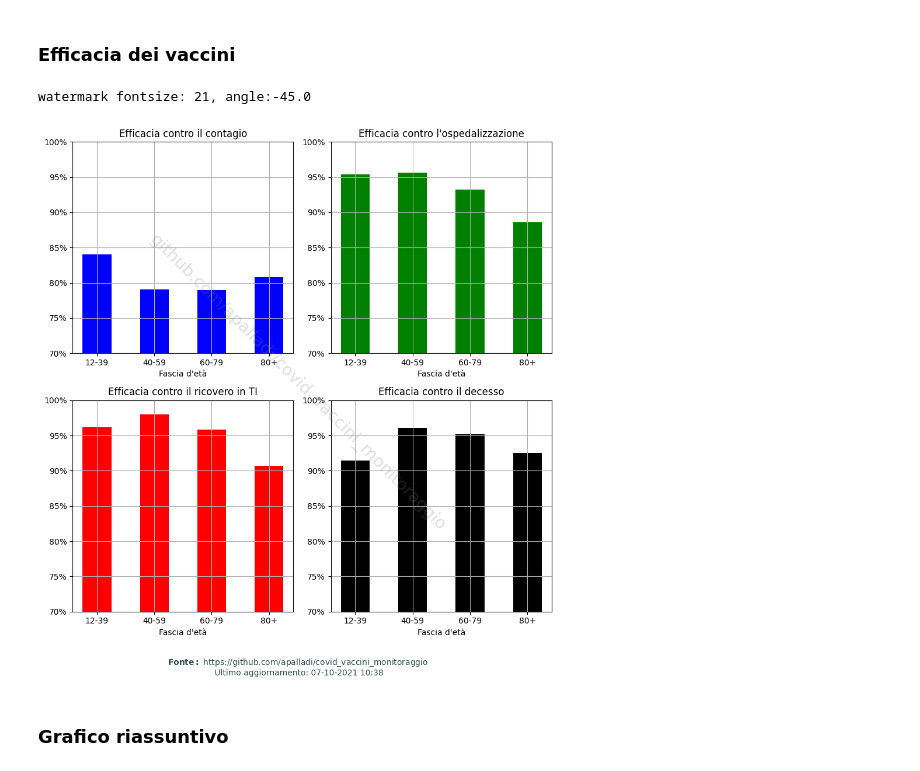
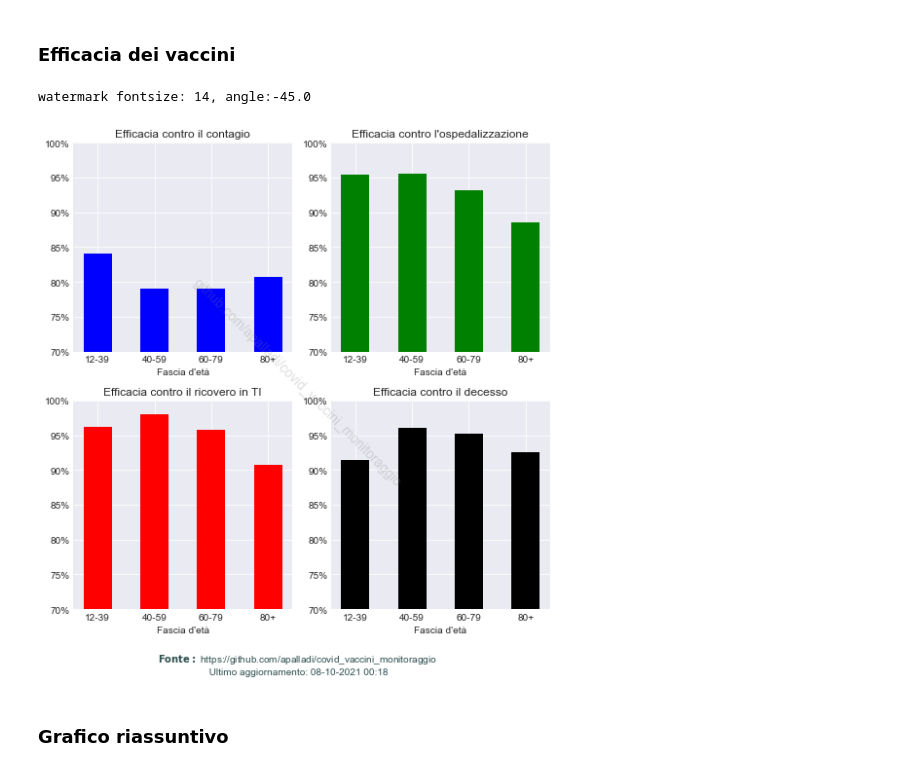
Before and after one commit to apalladi/covid_vaccini_monitoraggio, a Jupyter notebook: Notebooks/efficacia_vaccini.ipynb, the cells around one changed output. Cells and saved outputs as stored; diff of their text form; code cells hidden in the pictures.

```diff
--- a/Notebooks/efficacia_vaccini.ipynb
+++ b/Notebooks/efficacia_vaccini.ipynb
@@ -11,7 +11,8 @@ from datetime import datetime
 
 # Set locale to "it" to parse the month correctly
 locale.setlocale(locale.LC_ALL, "it_IT.UTF-8")
-plt.style.use('default')
+# plt.style.use('default')
+plt.style.use('seaborn-dark')
 # %%
 def date_from_url(csv_path):
     date_ = findall(r"\d+-\d+-\d+", csv_path)[0]
@@ -160,38 +164,38 @@ efficacia_osp = (1 - df_tassi.iloc[:, 3]/df_tassi.iloc[:, 2])*100
 efficacia_terint = (1 - df_tassi.iloc[:, 5]/df_tassi.iloc[:, 4])*100
 efficacia_decessi = (1 - df_tassi.iloc[:, 7]/df_tassi.iloc[:, 6])*100
 # %%
-fig = plt.figure(figsize=(9, 9))
+fig = plt.figure(figsize=(7.5, 7.5))
 
 plt.subplot(2, 2, 1)
 plt.bar(efficacia_contagio.index, efficacia_contagio, color='blue', width=0.5)
 plt.title('Efficacia contro il contagio')
 add_to_plot()
 
 plt.subplot(2, 2, 2)
 plt.bar(efficacia_osp.index, efficacia_osp, color='green', width=0.5)
 plt.title('Efficacia contro l\'ospedalizzazione')
 add_to_plot()
 
 plt.subplot(2, 2, 3)
 plt.bar(efficacia_terint.index, efficacia_terint, color='red', width=0.5)
 plt.title('Efficacia contro il ricovero in TI')
 add_to_plot()
 
 plt.subplot(2, 2, 4)
 plt.bar(efficacia_decessi.index, efficacia_decessi, color='black', width=0.5)
 plt.title('Efficacia contro il decesso')
 add_to_plot()
 
 # add watermarks
 ax = plt.gca()
 add_watermark(fig, ax.xaxis.label.get_fontsize())
 
 plt.tight_layout()
 plt.savefig('../risultati/efficacia_vaccini.png', dpi=300, bbox_inches="tight")
 plt.show()
 # %% [output]
-watermark fontsize: 21, angle:-45.0
+watermark fontsize: 14, angle:-45.0
-[figure, old version]
+[figure, new version]
 # %% [markdown]
 ### Grafico riassuntivo
 # %%
```
Also changed, not shown: parts of 5 cells of this notebook, 12 other files.
